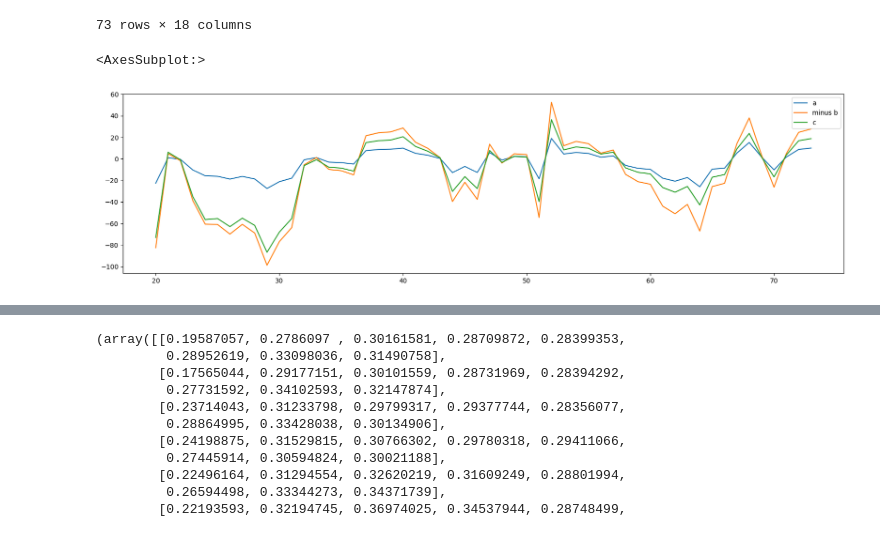
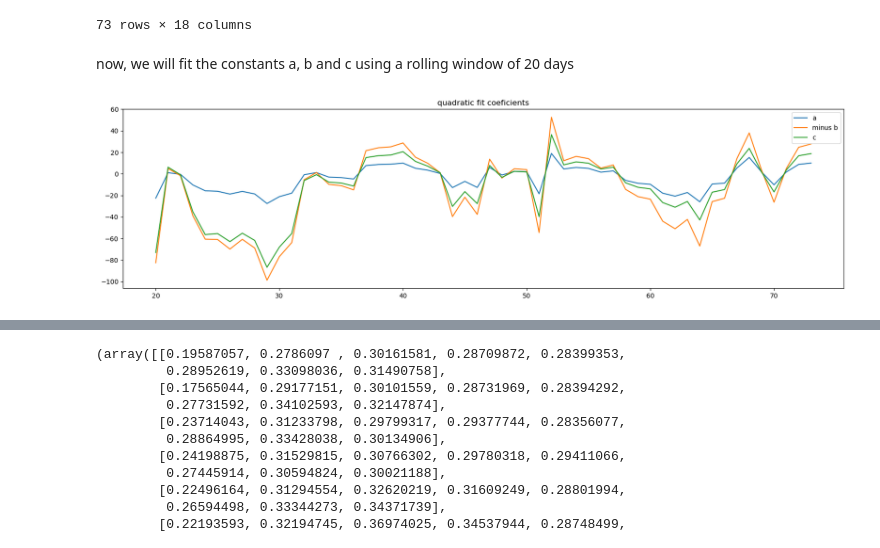
Before and after one commit to fbristotti/cqf, a Jupyter notebook: final/final.ipynb, the cells around one changed output, grey strips where cells are left out. Drawn from its saved outputs; the diff is of its cells as text; code cells hidden in the pictures.

```diff
--- a/final/final.ipynb
+++ b/final/final.ipynb
@@ -737,22 +745,23 @@ df_opt
 | 72 | 2023-08-14 | 5.50 | 20.097 | 324.0400 | MSFT US 08/18/23 C320 Equity | MSFT US Equity | 320 | 2023-08-18 | 0.02 | ... |
 | 73 | 2023-08-15 | 3.71 | 21.030 | 321.6600 | MSFT US 08/18/23 C320 Equity | MSFT US Equity | 320 | 2023-08-18 | 0.02 | ... |
 73 rows × 18 columns
+# %% [markdown]
+now, we will fit the constants a, b and c using a rolling window of 20 days
 # %%
 df_opt['a'] = float('nan')
 df_opt['b'] = float('nan')
 df_opt['c'] = float('nan')
 r_win = 20
 for i in range(r_win, len(df_opt.index)+1):
     x = df_opt.iloc[i-r_win:i].delta_bs.values
     y = df_opt.iloc[i-r_win:i].y_serie.values
     model = np.poly1d(np.polyfit(x, y, 2))
     coefs = np.poly1d(model)
     df_opt.loc[i, 'a'] = coefs[0]
     df_opt.loc[i, 'b'] = coefs[1]
     df_opt.loc[i, 'c'] = coefs[2]
 
 df_opt['minus b'] = -df_opt['b']
-df_opt[['a','minus b','c']].plot(figsize=(20,5))
+df_opt[['a','minus b','c']].plot(figsize=(20,5), title='quadratic fit coeficients');
 # %% [output]
-<AxesSubplot:>
-[figure, old version]
+[figure, new version]
```
Also changed, not shown: parts of 29 cells of this notebook.
